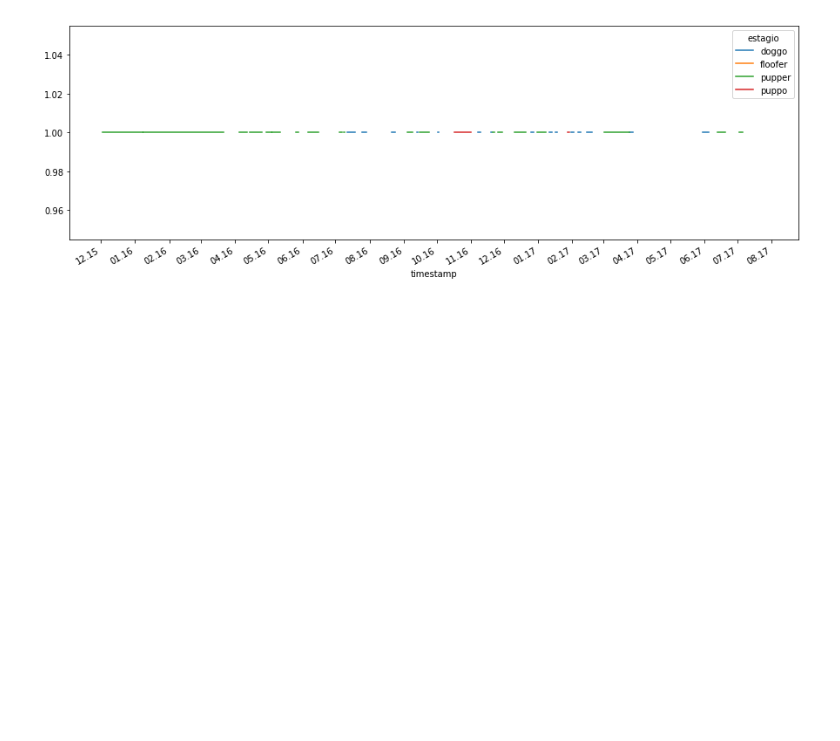
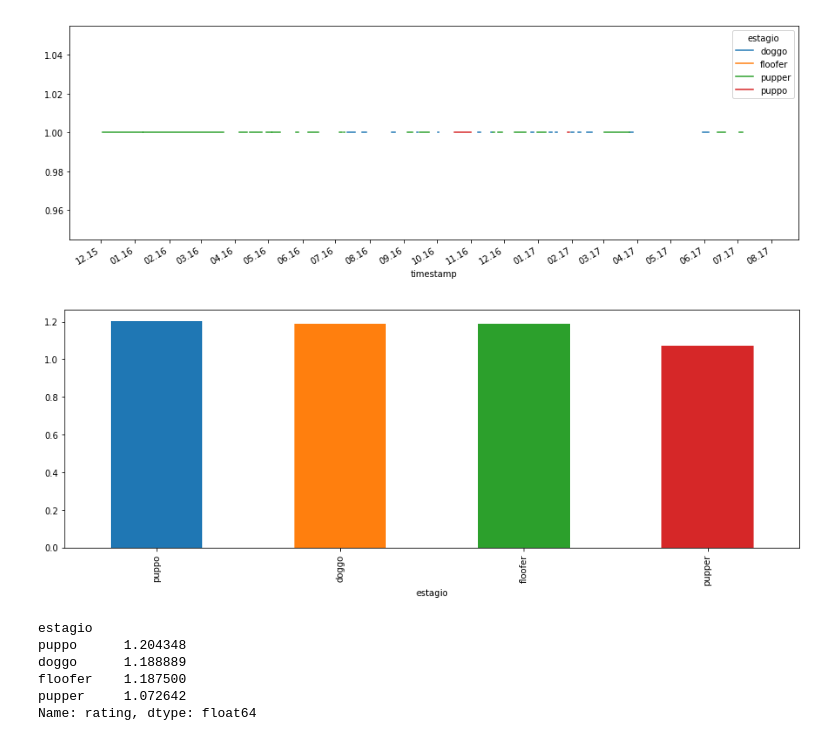
Before and after one commit to samaraluyza/WeRateDogs, a Jupyter notebook: wrangle_act.ipynb, the cells around one changed output. Cells and saved outputs as stored; diff of their text form; code cells hidden in the pictures; blank space fills up the shorter version.

Commit message:
Analise de dados 3

```diff
--- a/wrangle_act.ipynb
+++ b/wrangle_act.ipynb
@@ -642,3 +644,22 @@ df.plot(ax=ax_data)
 plt.show()
 # %% [output]
 [figure]
+# %%
+ax_data_rating = plt.subplot()
+
+
+stage_data_rating = (dados.groupby(['estagio'])['rating'].mean().sort_values(ascending=False))
+
+stage_data_rating.plot.bar(ax = ax_data_rating)
+
+
+plt.show()
+stage_data_rating
+# %% [output]
+[figure, added]
+estagio
+puppo      1.204348
+doggo      1.188889
+floofer    1.187500
+pupper     1.072642
+Name: rating, dtype: float64
```
Also changed, not shown: parts of 8 cells of this notebook, 3 other files.
